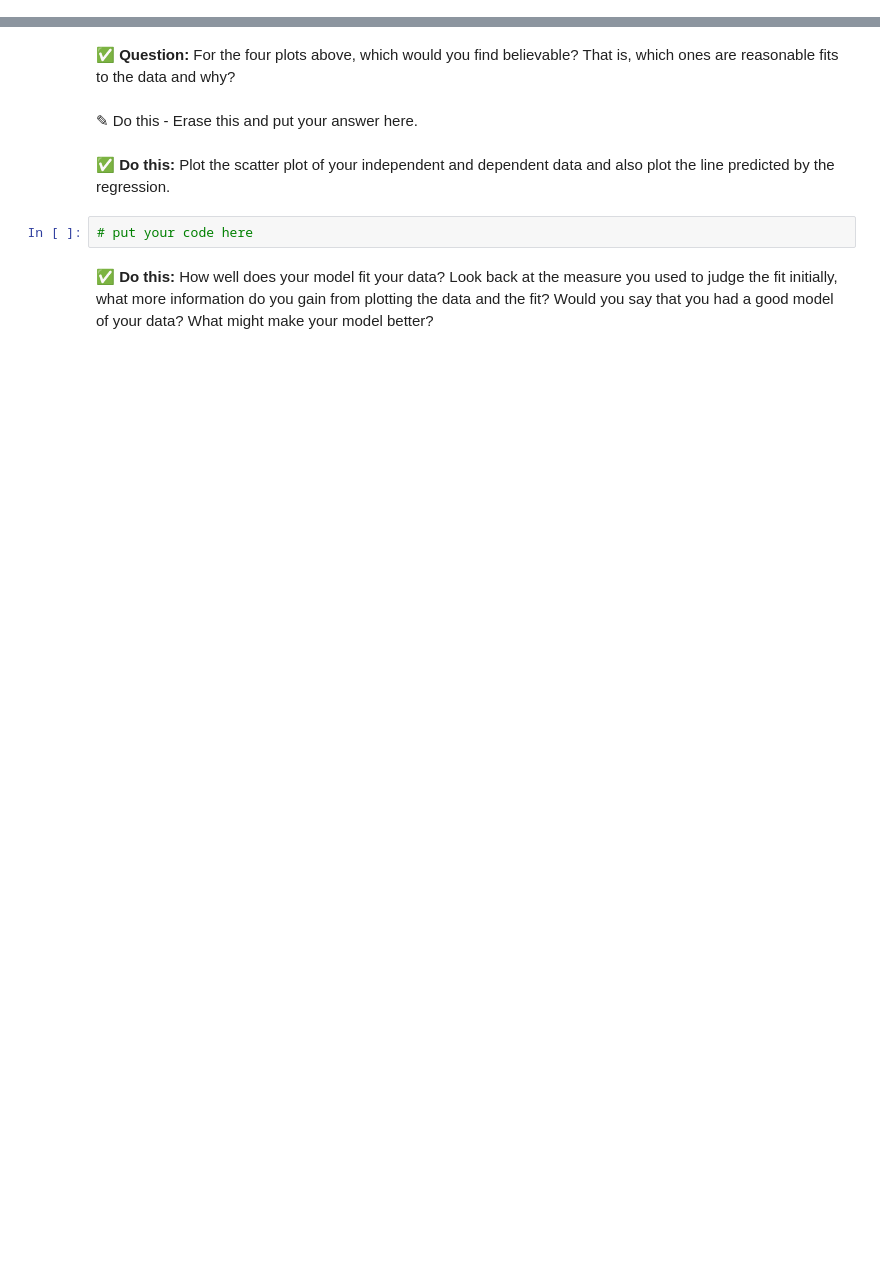
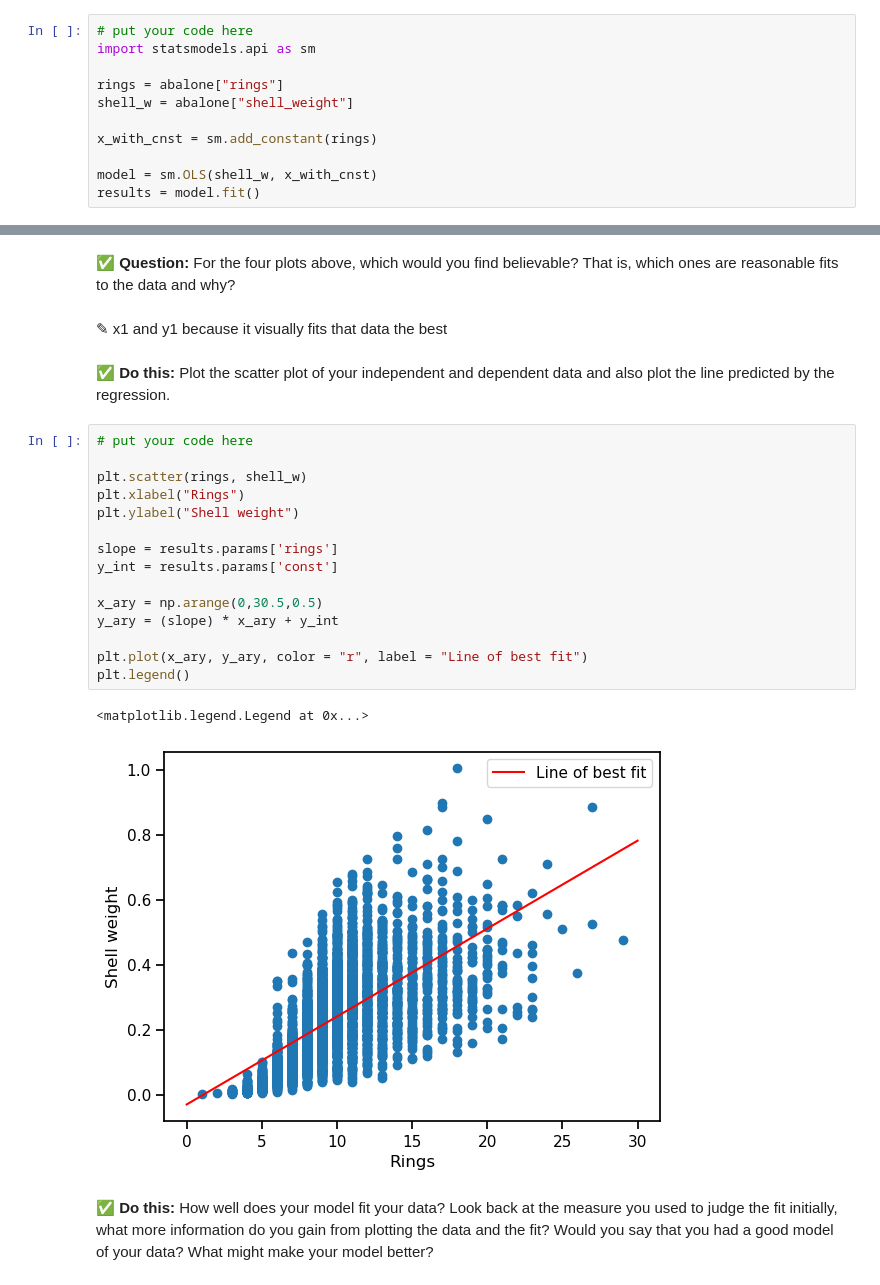
Before and after one commit to ChrSch6767/CMSE202-f26-turnin, a Jupyter notebook: Day-13/Day-13_In-Class-Regression-STUDENT.ipynb, the cells around one changed output, grey strips where cells are left out. Cells and saved outputs as stored; diff of their text form; blank space fills up the shorter version.

```diff
--- a/Day-13/Day-13_In-Class-Regression-STUDENT.ipynb
+++ b/Day-13/Day-13_In-Class-Regression-STUDENT.ipynb
@@ -154,3 +189,14 @@ _Look to the pre-class assignment for some hints and check in with your group._
+# %%
+# put your code here
+import statsmodels.api as sm
+
+rings = abalone["rings"]
+shell_w = abalone["shell_weight"]
+
+x_with_cnst = sm.add_constant(rings)
+
+model = sm.OLS(shell_w, x_with_cnst)
+results = model.fit()
 # %% [markdown]
 ### 2.2 Print statistics
 
@@ -173,11 +240,27 @@ Mathematically, any data can be fit to a line. Whether a line is a good model to
 You can see that each data set is different, but the mathematical model that fits each of these data sets is the same! You must be careful that your data do not violate one or more of the [underlying assumptions of linear fitting](https://en.wikipedia.org/wiki/Linear_regression#Assumptions). This is one reason it is incredibly important to visualize your data and the model that fits it.
 # %% [markdown]
 **&#9989; Question:** For the four plots above, which would you find believable? That is, which ones are reasonable fits to the data and why?
-# %% [markdown]
-<font size=+3>&#9998;</font> Do this - Erase this and put your answer here.
+# %% [markdown]
+<font size=+3>&#9998;</font> x1 and y1 because it visually fits that data the best
 # %% [markdown]
 **&#9989; Do this:** Plot the scatter plot of your independent and dependent data and also plot the line predicted by the regression.
-# %%
-# put your code here
+# %%
+# put your code here
+
+plt.scatter(rings, shell_w)
+plt.xlabel("Rings")
+plt.ylabel("Shell weight")
+
+slope = results.params['rings']
+y_int = results.params['const']
+
+x_ary = np.arange(0,30.5,0.5)
+y_ary = (slope) * x_ary + y_int
+
+plt.plot(x_ary, y_ary, color = "r", label = "Line of best fit")
+plt.legend()
+# %% [output]
+<matplotlib.legend.Legend at 0x...>
+[figure, added]
 # %% [markdown]
 **&#9989; Do this:** How well does your model fit your data? Look back at the measure you used to judge the fit initially, what more information do you gain from plotting the data and the fit? Would you say that you had a good model of your data? What might make your model better?
```
Also changed, not shown: parts of 16 cells of this notebook, 2 other files.
